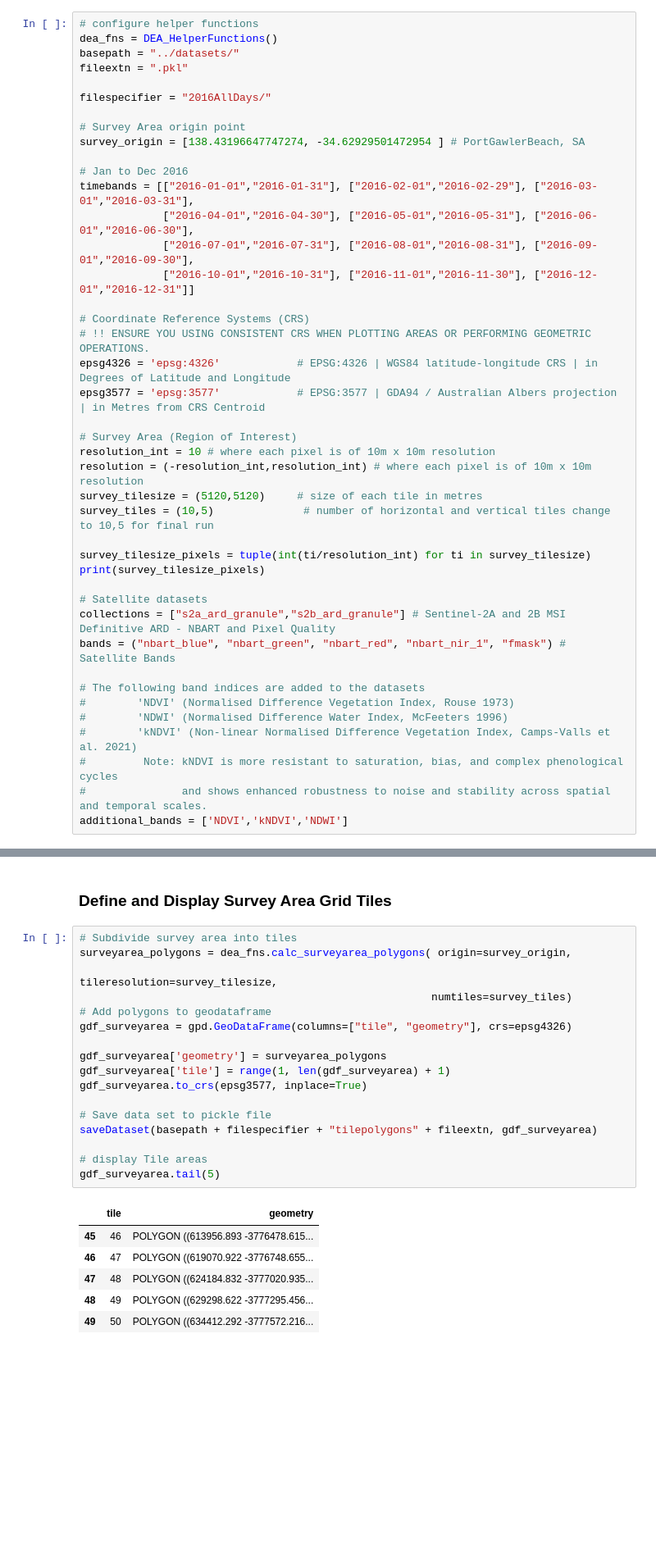
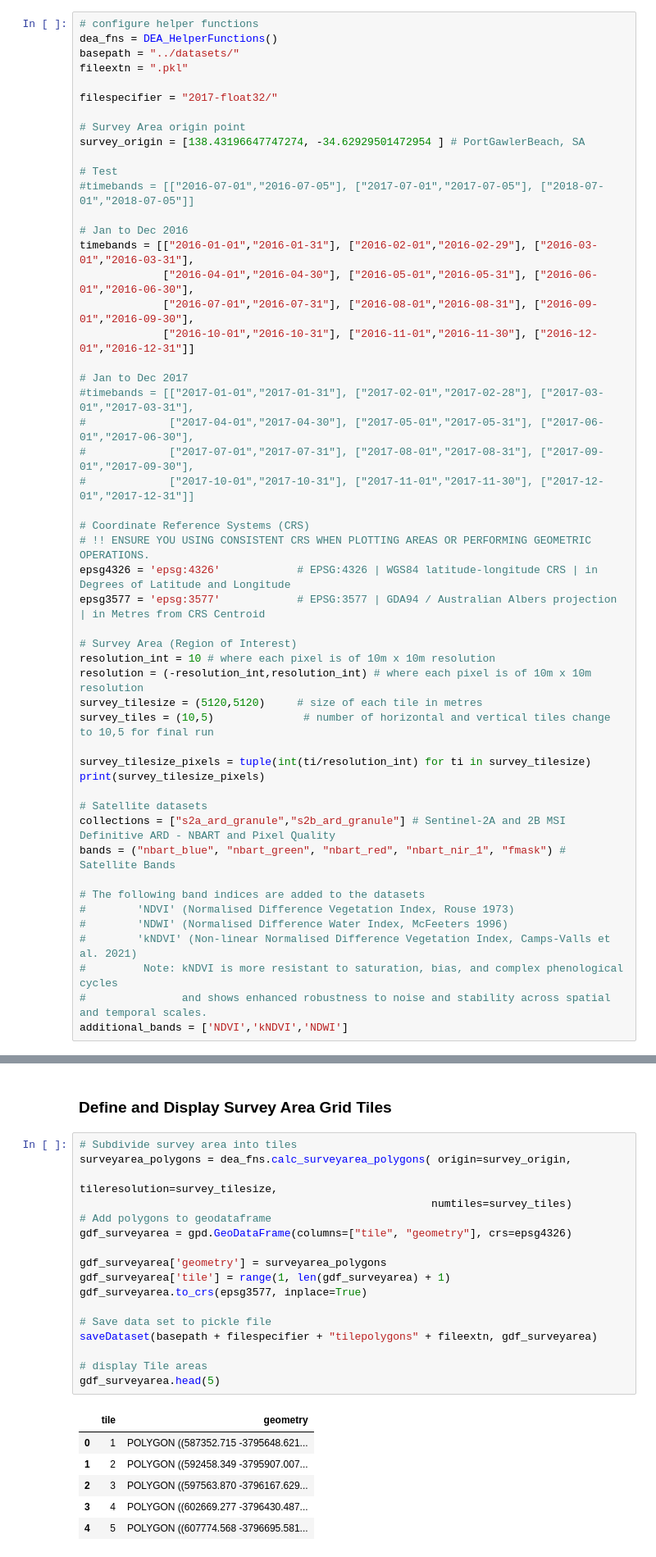
Before and after one commit to ascidian-ai/DEA_MultiSpectralImageTools, a Jupyter notebook: notebooks/DEA_ExtractSentinel.ipynb, the cells around one changed output, grey strips where cells are left out. Shown at 82% size. Saved outputs shown, nothing was run; the diff lists cells and outputs as text; blank space fills up the shorter version.

```diff
--- a/notebooks/DEA_ExtractSentinel.ipynb
+++ b/notebooks/DEA_ExtractSentinel.ipynb
@@ -44,16 +44,25 @@ dea_fns = DEA_HelperFunctions()
 basepath = "../datasets/"
 fileextn = ".pkl"
 
-filespecifier = "2016AllDays/"
+filespecifier = "2017-float32/"
 
 # Survey Area origin point
 survey_origin = [138.43196647747274, -34.62929501472954 ] # PortGawlerBeach, SA
+
+# Test
+#timebands = [["2016-07-01","2016-07-05"], ["2017-07-01","2017-07-05"], ["2018-07-01","2018-07-05"]]
 
 # Jan to Dec 2016
 timebands = [["2016-01-01","2016-01-31"], ["2016-02-01","2016-02-29"], ["2016-03-01","2016-03-31"],
              ["2016-04-01","2016-04-30"], ["2016-05-01","2016-05-31"], ["2016-06-01","2016-06-30"],
              ["2016-07-01","2016-07-31"], ["2016-08-01","2016-08-31"], ["2016-09-01","2016-09-30"],
              ["2016-10-01","2016-10-31"], ["2016-11-01","2016-11-30"], ["2016-12-01","2016-12-31"]]
+
+# Jan to Dec 2017
+#timebands = [["2017-01-01","2017-01-31"], ["2017-02-01","2017-02-28"], ["2017-03-01","2017-03-31"],
+#             ["2017-04-01","2017-04-30"], ["2017-05-01","2017-05-31"], ["2017-06-01","2017-06-30"],
+#             ["2017-07-01","2017-07-31"], ["2017-08-01","2017-08-31"], ["2017-09-01","2017-09-30"],
+#             ["2017-10-01","2017-10-31"], ["2017-11-01","2017-11-30"], ["2017-12-01","2017-12-31"]]
 
 # Coordinate Reference Systems (CRS)
 # !! ENSURE YOU USING CONSISTENT CRS WHEN PLOTTING AREAS OR PERFORMING GEOMETRIC OPERATIONS.
@@ -87,27 +96,27 @@ additional_bands = ['NDVI','kNDVI','NDWI']
 # %%
 # Subdivide survey area into tiles
 surveyarea_polygons = dea_fns.calc_surveyarea_polygons( origin=survey_origin,
                                                        tileresolution=survey_tilesize,
                                                        numtiles=survey_tiles)
 # Add polygons to geodataframe
 gdf_surveyarea = gpd.GeoDataFrame(columns=["tile", "geometry"], crs=epsg4326)
 
 gdf_surveyarea['geometry'] = surveyarea_polygons
 gdf_surveyarea['tile'] = range(1, len(gdf_surveyarea) + 1)
 gdf_surveyarea.to_crs(epsg3577, inplace=True)
 
 # Save data set to pickle file
 saveDataset(basepath + filespecifier + "tilepolygons" + fileextn, gdf_surveyarea)
 
 # display Tile areas
-gdf_surveyarea.tail(5)
+gdf_surveyarea.head(5)
 # %% [output]
 |  | tile | geometry |
-| 45 | 46 | POLYGON ((613956.893 -3776478.615... |
-| 46 | 47 | POLYGON ((619070.922 -3776748.655... |
-| 47 | 48 | POLYGON ((624184.832 -3777020.935... |
-| 48 | 49 | POLYGON ((629298.622 -3777295.456... |
-| 49 | 50 | POLYGON ((634412.292 -3777572.216... |
+| 0 | 1 | POLYGON ((587352.715 -3795648.621... |
+| 1 | 2 | POLYGON ((592458.349 -3795907.007... |
+| 2 | 3 | POLYGON ((597563.870 -3796167.629... |
+| 3 | 4 | POLYGON ((602669.277 -3796430.487... |
+| 4 | 5 | POLYGON ((607774.568 -3796695.581... |
 # %%
 map_zoom_level = 9
 map_centroid = survey_origin.reverse() # swap lat and long
```
Also changed, not shown: parts of 3 cells of this notebook, 3 other files.
